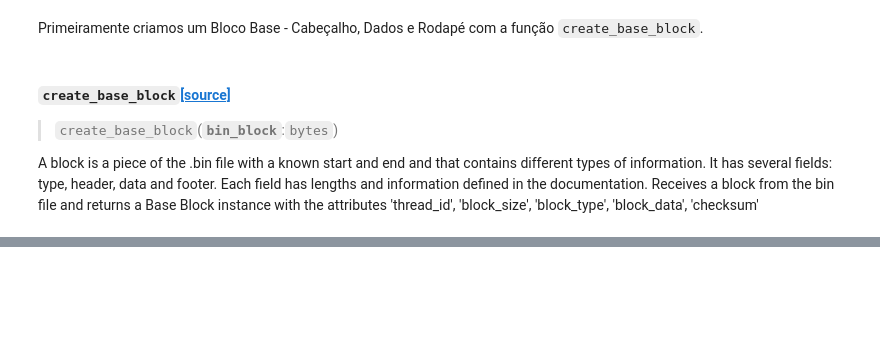
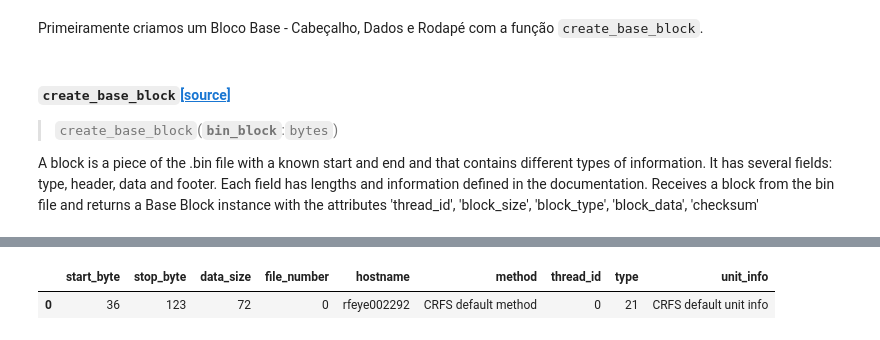
Before and after one commit to ronaldokun/rfpye, a Jupyter notebook: _tests.ipynb, the cells around one changed output, grey strips where cells are left out. Drawn from its saved outputs; the diff is of its cells as text; code cells hidden in the pictures; blank space fills up the shorter version.

Commit message:
Settled for complete metadata export

```diff
--- a/_tests.ipynb
+++ b/_tests.ipynb
@@ -247,0 +169,7 @@ dfs[11]
+# %%
+metadados = extract_metadata(multi['blocos'])
+# %%
+metadados[0][1]
+# %% [output]
+|  | start_byte | stop_byte | data_size | file_number | hostname | method | thread_id | type | unit_info |
+| 0 | 36 | 123 | 72 | 0 | rfeye002292 | CRFS default method | 0 | 21 | CRFS default unit info |
```
Also changed, not shown: parts of 35 cells of this notebook, 13 other files.
